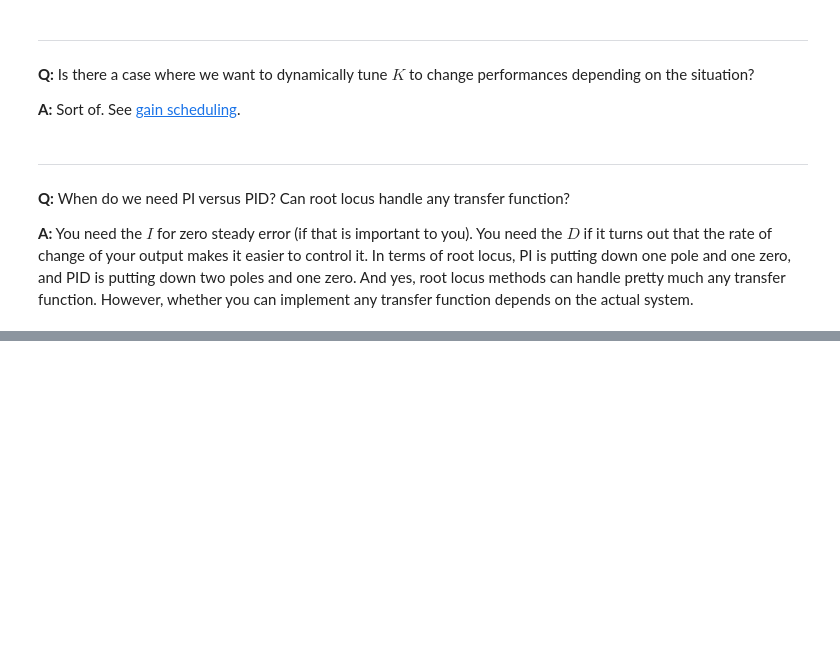
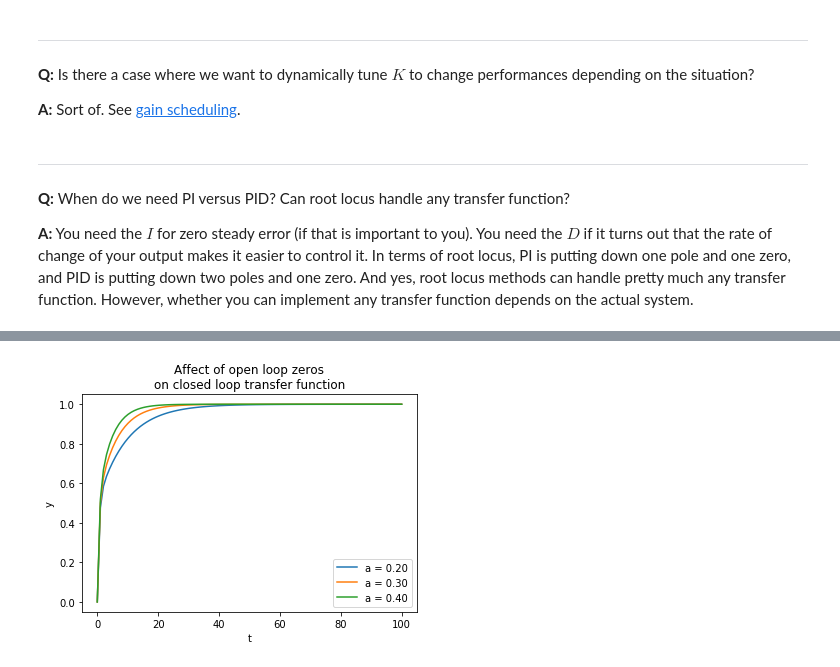
Before and after one commit to klavins/ECE447, a Jupyter notebook: lectures/FAQ.ipynb, the cells around one changed output, grey strips where cells are left out. Drawn from its saved outputs; the diff is of its cells as text; code cells hidden in the pictures; blank space fills up the shorter version.

```diff
--- a/lectures/FAQ.ipynb
+++ b/lectures/FAQ.ipynb
@@ -623,0 +691,12 @@ Many factory automation systems are open loop as well. For example, a car painti
+# %%
+var("b")
+f = lambdify([t,b], y.subs(a,b), 'numpy')
+tvals = np.linspace(0,100,100)
+for b in [0.2,0.3,0.4]:
+    plt.plot(tvals,np.real(f(tvals,b)),label="a = %.2f" % b)
+plt.legend()
+plt.xlabel("t")
+plt.ylabel("y");
+plt.title("Affect of open loop zeros\non closed loop transfer function");
+# %% [output]
+[figure, added]
```
Also changed, not shown: parts of 8 cells of this notebook, 4 other files.
